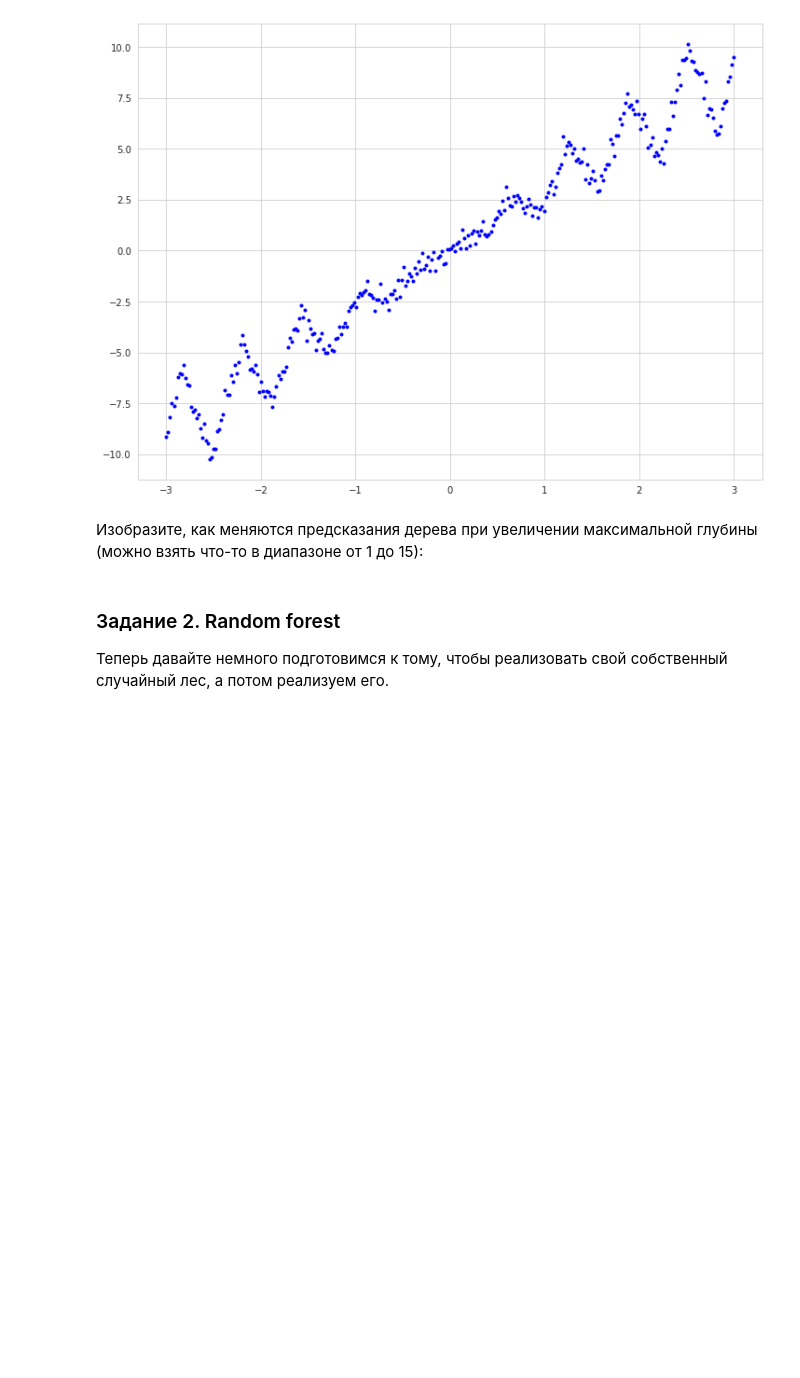
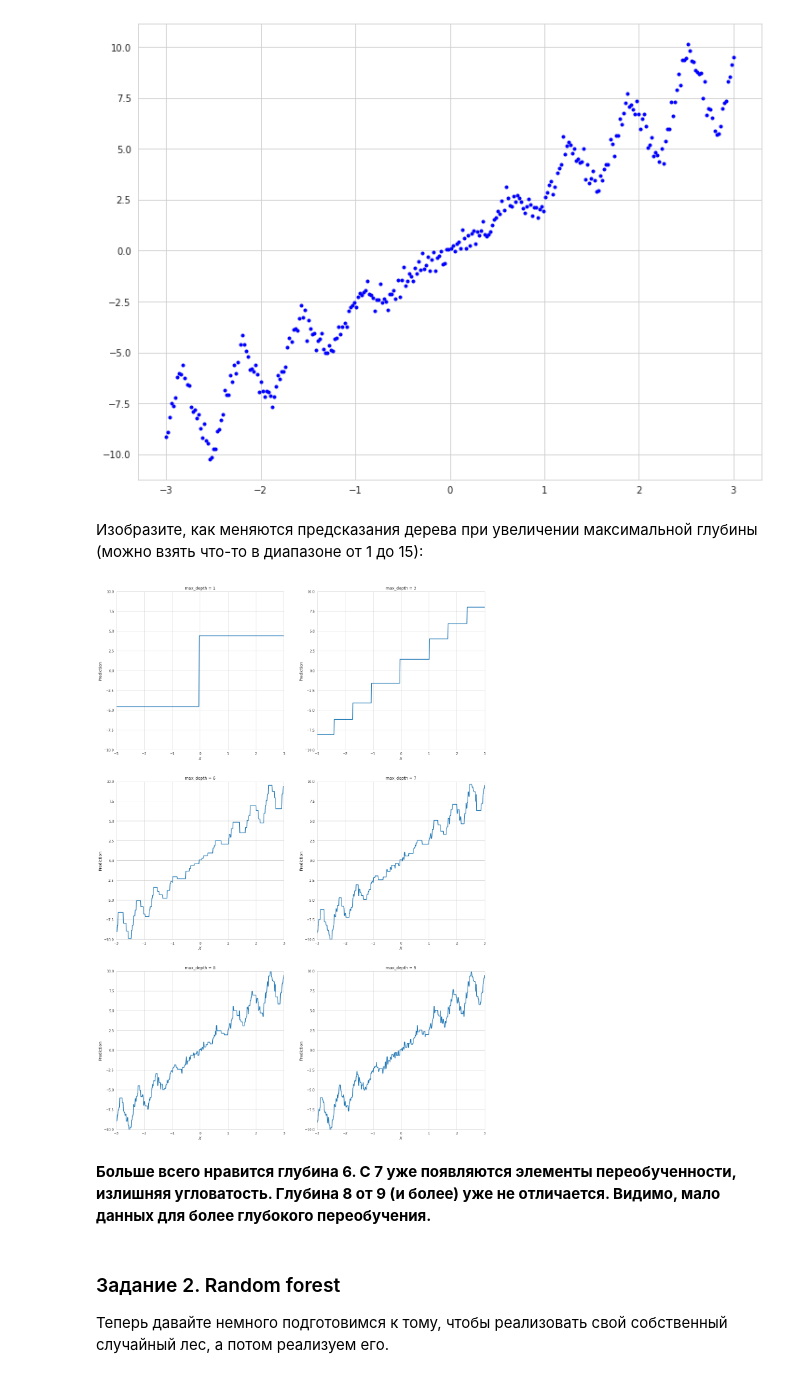
Before and after one commit to kambizaur/BI_ML_2023, a Jupyter notebook: HW_05_ensembles/code/Ensembles.ipynb, the cells around one changed output. Cells and saved outputs as stored; diff of their text form; code cells hidden in the pictures; blank space fills up the shorter version.

```diff
--- a/HW_05_ensembles/code/Ensembles.ipynb
+++ b/HW_05_ensembles/code/Ensembles.ipynb
@@ -56,15 +57,29 @@ def plot_regression_predictions(tree_reg, X, y, axes=[-3, 3, -10, 10], ylabel="$
     x1 = np.linspace(axes[0], axes[1], 500).reshape(-1, 1)
     y_pred = tree_reg.predict(x1)
     plt.axis(axes)
-    plt.xlabel("$x_1$", fontsize=18)
+    plt.xlabel("$X$", fontsize=12)
     if ylabel:
-        plt.ylabel(ylabel, fontsize=18, rotation=0)
+        plt.ylabel(ylabel, fontsize=12, rotation=90)
 
     plt.plot(x1, y_pred, linewidth=2, label=r"$\hat{y}$")
 # %% [markdown]
 Изобразите, как меняются предсказания дерева при увеличении максимальной глубины (можно взять что-то в диапазоне от 1 до 15):
 # %%
 ## ENTER YOUR CODE HERE (/¯◡ ‿ ◡)/¯☆*##
+# %%
+plt.rcParams["figure.figsize"] = 20, 30
+
+max_depth = [1, 3, 6, 7, 8, 9]
+for i in range(len(max_depth)):
+    plt.subplot(3, 2, i+1)
+    reg = DecisionTreeRegressor(max_depth=max_depth[i]).fit(X, y)
+    plot_regression_predictions(reg, X, y, ylabel='Prediction')
+    plt.title("max_depth = {}".format(max_depth[i]))
+plt.show()
+# %% [output]
+[figure, added]
+# %% [markdown]
+**Больше всего нравится глубина 6. С 7 уже появляются элементы переобученности, излишняя угловатость. Глубина 8 от 9 (и более) уже не отличается. Видимо, мало данных для более глубокого переобучения.**
 # %% [markdown]
 ### Задание 2. Random forest
 
```
Also changed, not shown: parts of 31 cells of this notebook, 1 other file.
